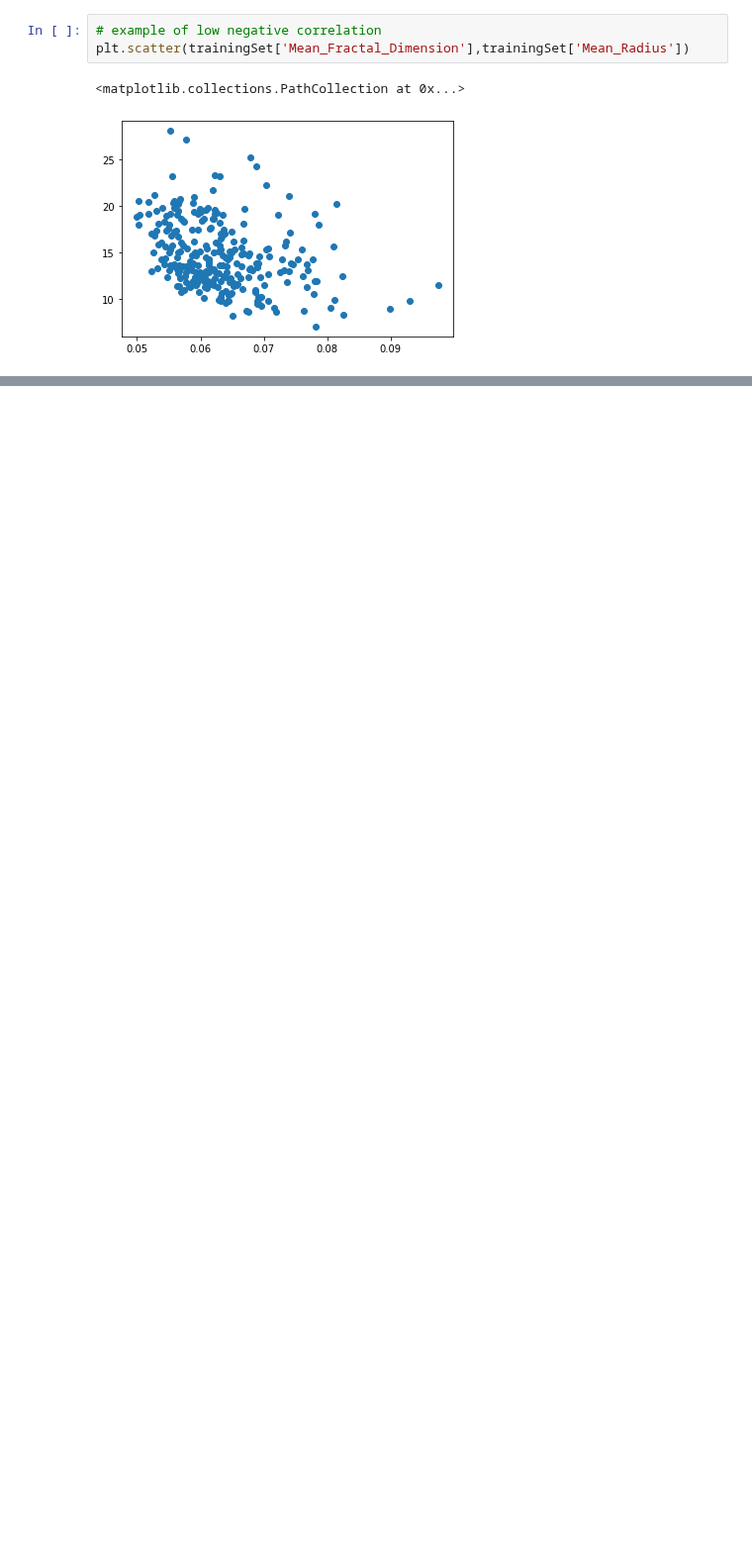
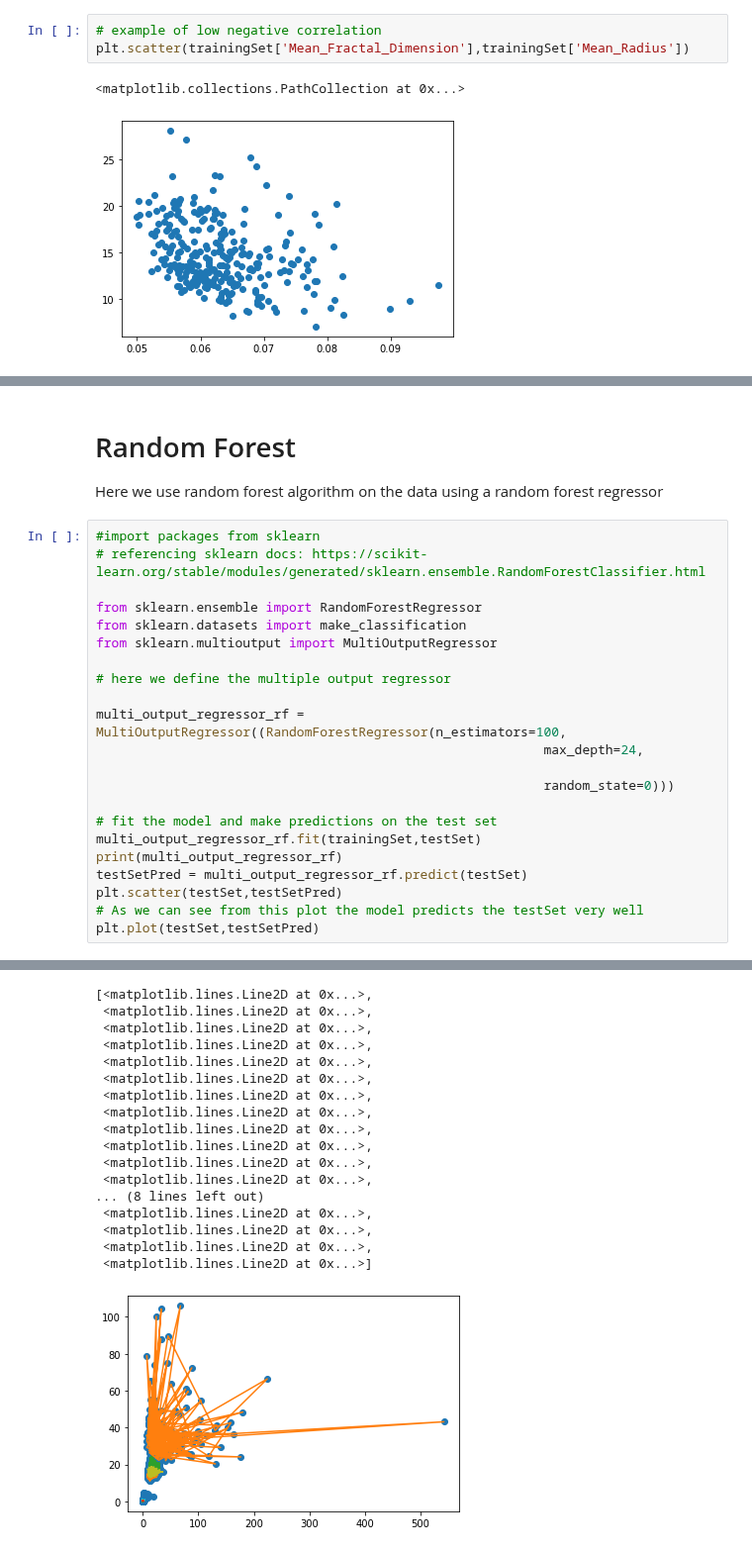
Before and after one commit to Ultan-Kearns/LYIT-Machine-Learning-Project, a Jupyter notebook: CA3Notebook.ipynb, the cells around one changed output, grey strips where cells are left out. Shown at 99% size. Cells and saved outputs as stored; diff of their text form; blank space fills up the shorter version.

```diff
--- a/CA3Notebook.ipynb
+++ b/CA3Notebook.ipynb
@@ -123,0 +207,27 @@ plt.scatter(trainingSet['Mean_Fractal_Dimension'],trainingSet['Mean_Radius'])
+# %% [markdown]
+# Random Forest
+
+Here we use random forest algorithm on the data using a random forest regressor
+# %%
+#import packages from sklearn
+# referencing sklearn docs: https://scikit-learn.org/stable/modules/generated/sklearn.ensemble.RandomForestClassifier.html
+
+from sklearn.ensemble import RandomForestRegressor
+from sklearn.datasets import make_classification
+from sklearn.multioutput import MultiOutputRegressor
+
+# here we define the multiple output regressor
+
+multi_output_regressor_rf = MultiOutputRegressor((RandomForestRegressor(n_estimators=100,
+                                                          max_depth=24,
+
+                                                          random_state=0)))
+
+# fit the model and make predictions on the test set
+multi_output_regressor_rf.fit(trainingSet,testSet)
+print(multi_output_regressor_rf)
+testSetPred = multi_output_regressor_rf.predict(testSet)
+plt.scatter(testSet,testSetPred)
+# As we can see from this plot the model predicts the testSet very well
+plt.plot(testSet,testSetPred)
+# %% [output]
@@ -123,0 +252,18 @@ plt.scatter(trainingSet['Mean_Fractal_Dimension'],trainingSet['Mean_Radius'])
+[<matplotlib.lines.Line2D at 0x...>,
+ <matplotlib.lines.Line2D at 0x...>,
+ <matplotlib.lines.Line2D at 0x...>,
+ <matplotlib.lines.Line2D at 0x...>,
+ <matplotlib.lines.Line2D at 0x...>,
+ <matplotlib.lines.Line2D at 0x...>,
+ <matplotlib.lines.Line2D at 0x...>,
+ <matplotlib.lines.Line2D at 0x...>,
+ <matplotlib.lines.Line2D at 0x...>,
+ <matplotlib.lines.Line2D at 0x...>,
+ <matplotlib.lines.Line2D at 0x...>,
+ <matplotlib.lines.Line2D at 0x...>,
+... (8 lines left out)
+ <matplotlib.lines.Line2D at 0x...>,
+ <matplotlib.lines.Line2D at 0x...>,
+ <matplotlib.lines.Line2D at 0x...>,
+ <matplotlib.lines.Line2D at 0x...>]
+[figure, added]
```
Also changed, not shown: parts of 23 cells of this notebook.
